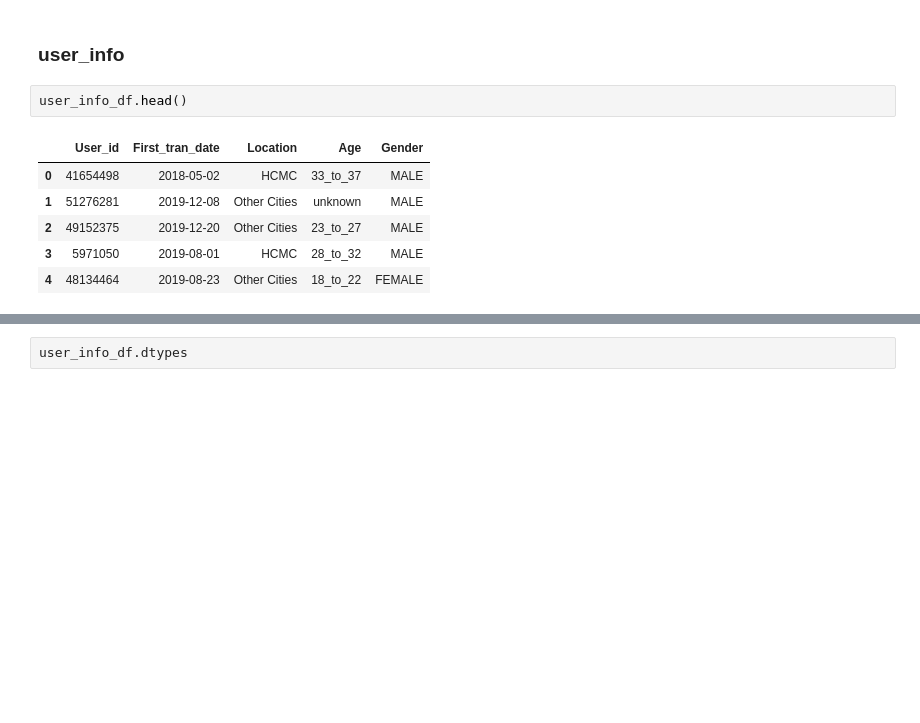
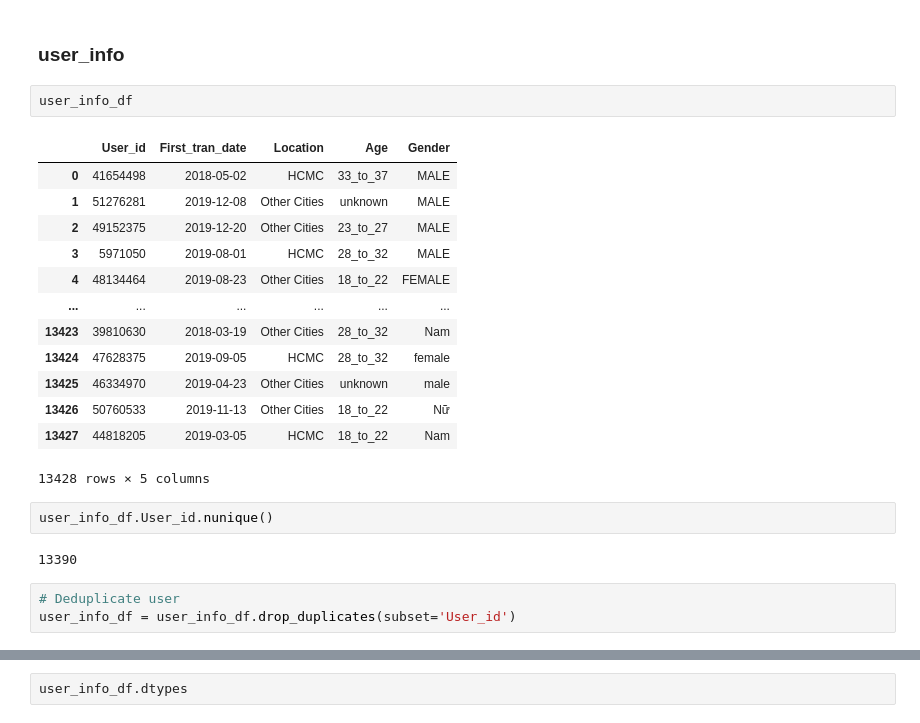
Before and after one commit to tanthanh2002/da_test, a Jupyter notebook: data_processing.ipynb, the cells around one changed output, grey strips where cells are left out. Cells and saved outputs as stored; diff of their text form; blank space fills up the shorter version.

```diff
--- a/data_processing.ipynb
+++ b/data_processing.ipynb
@@ -108,14 +112,28 @@ Index(['Merchant_name', 'Merchant_id', 'Rate_pct'], dtype='object')
 # %% [markdown]
 ### user_info
 # %%
-user_info_df.head()
+user_info_df
 # %% [output]
 |  | User_id | First_tran_date | Location | Age | Gender |
 | 0 | 41654498 | 2018-05-02 | HCMC | 33_to_37 | MALE |
 | 1 | 51276281 | 2019-12-08 | Other Cities | unknown | MALE |
 | 2 | 49152375 | 2019-12-20 | Other Cities | 23_to_27 | MALE |
 | 3 | 5971050 | 2019-08-01 | HCMC | 28_to_32 | MALE |
 | 4 | 48134464 | 2019-08-23 | Other Cities | 18_to_22 | FEMALE |
+| ... | ... | ... | ... | ... | ... |
+| 13423 | 39810630 | 2018-03-19 | Other Cities | 28_to_32 | Nam |
+| 13424 | 47628375 | 2019-09-05 | HCMC | 28_to_32 | female |
+| 13425 | 46334970 | 2019-04-23 | Other Cities | unknown | male |
+| 13426 | 50760533 | 2019-11-13 | Other Cities | 18_to_22 | Nữ |
+| 13427 | 44818205 | 2019-03-05 | HCMC | 18_to_22 | Nam |
+13428 rows × 5 columns
+# %%
+user_info_df.User_id.nunique()
+# %% [output]
+13390
+# %%
+# Deduplicate user
+user_info_df = user_info_df.drop_duplicates(subset='User_id')
 # %%
 user_info_df.shape
 # %% [output]
```
Also changed, not shown: parts of 23 cells of this notebook, 1 other file.
